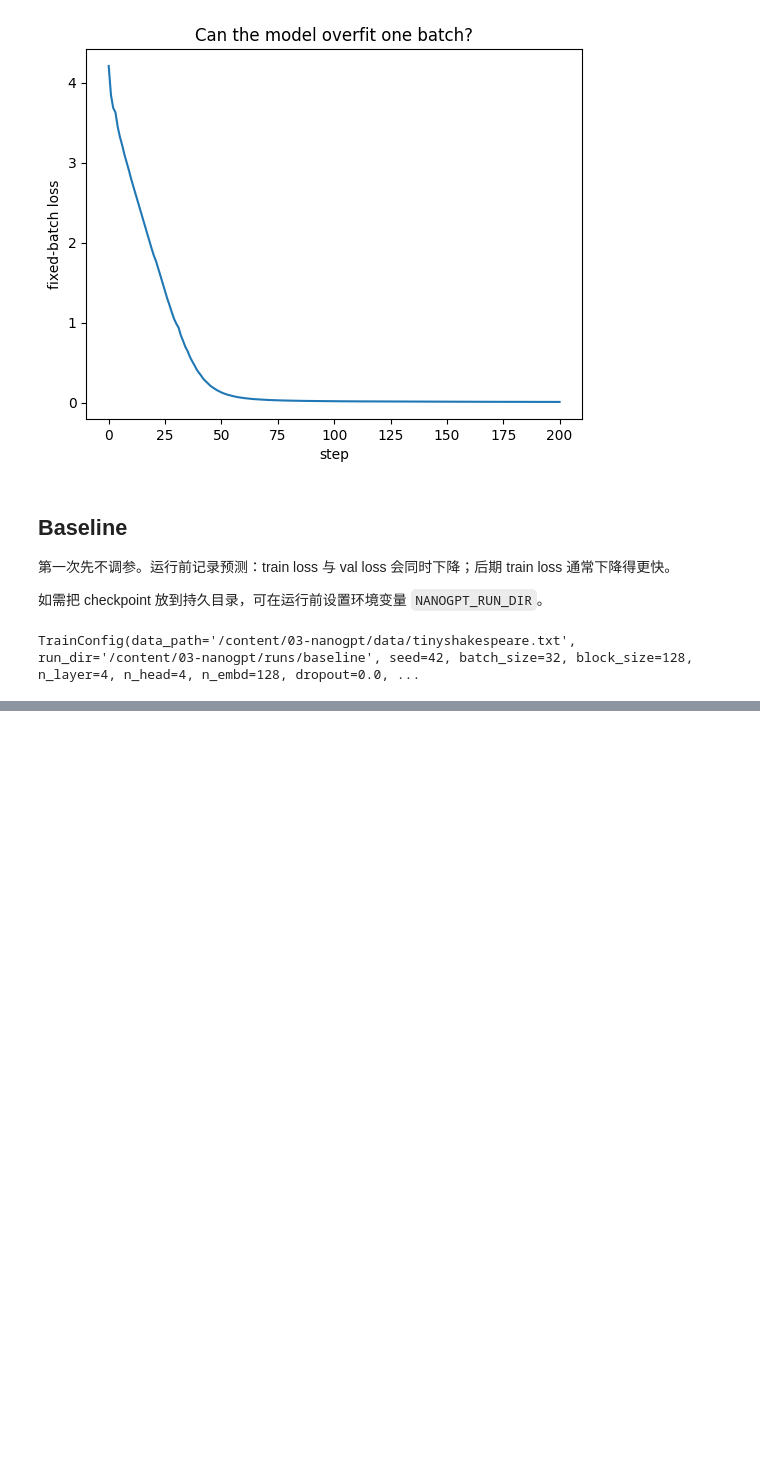
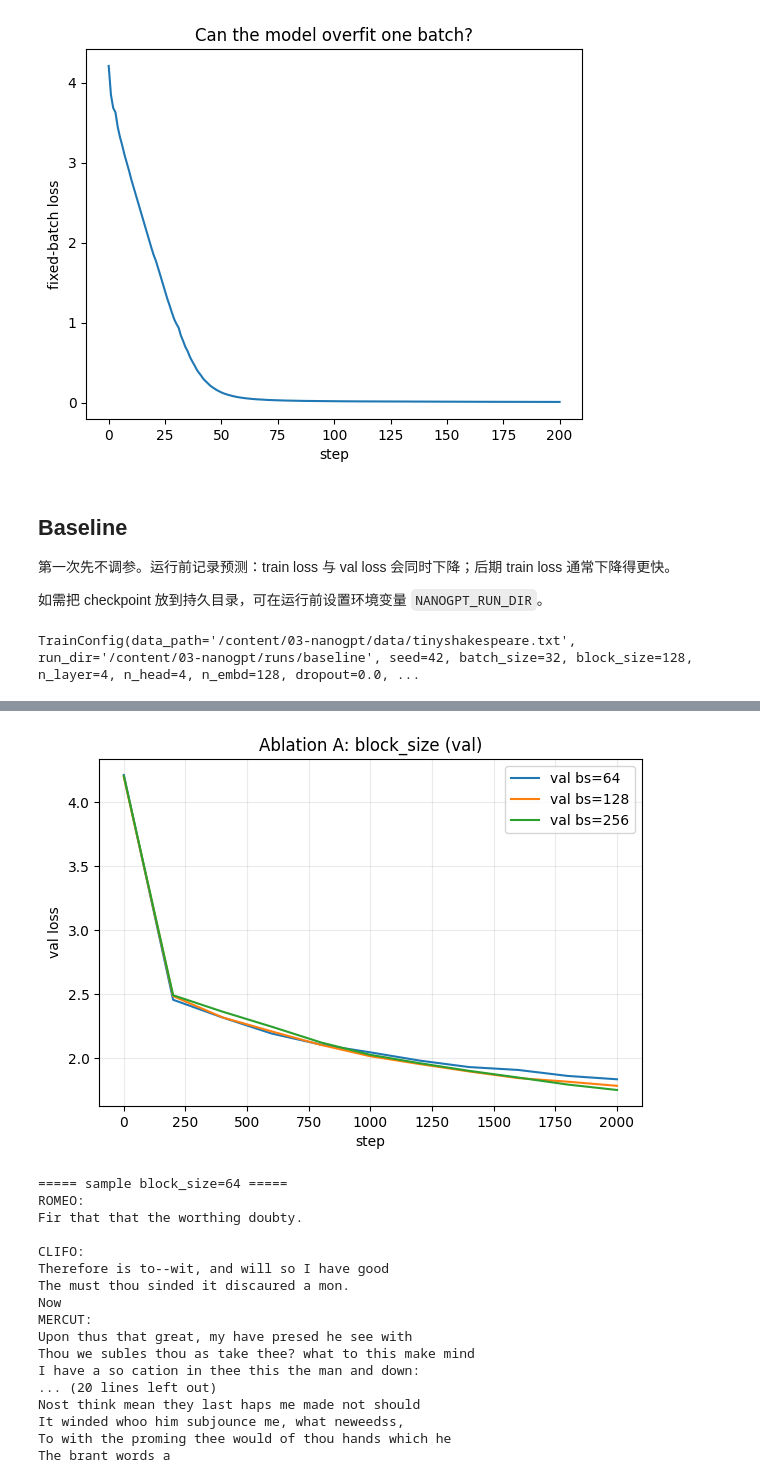
Before and after one commit to xstressr/llm-from-scratch, a Jupyter notebook: 03-nanogpt/experiments/01_tiny_shakespeare_baseline.ipynb, the cells around one changed output, grey strips where cells are left out. Cells and saved outputs as stored; diff of their text form; code cells hidden in the pictures; blank space fills up the shorter version.

```diff
--- a/03-nanogpt/experiments/01_tiny_shakespeare_baseline.ipynb
+++ b/03-nanogpt/experiments/01_tiny_shakespeare_baseline.ipynb
@@ -714,0 +819,46 @@ optimizer state entries: 52
+# %%
+# val 曲线对比
+plt.figure(figsize=(7, 4.5))
+for block_size in sorted(block_size_runs):
+    history = block_size_runs[block_size]["history"]
+    steps = [row["step"] for row in history]
+    plt.plot(steps, [row["val_loss"] for row in history], label=f"val bs={block_size}")
+plt.xlabel("step")
+plt.ylabel("val loss")
+plt.title("Ablation A: block_size (val)")
+plt.legend()
+plt.grid(True, alpha=0.25)
+plt.show()
+
+# 固定 prompt 短采样，方便肉眼比
+prompt = "ROMEO:"
+device = resolve_device(baseline_config.device)
+for block_size in sorted(block_size_runs):
+    run = block_size_runs[block_size]
+    model = run["model"]
+    tokenizer = run["data"].tokenizer
+    prompt_ids = torch.tensor([tokenizer.encode(prompt)], dtype=torch.long, device=device)
+    set_seed(42)
+    model.eval()
+    generated = model.generate(prompt_ids, 300, temperature=0.8, top_k=20)
+    print(f"\n===== sample block_size={block_size} =====")
+    print(tokenizer.decode(generated[0].tolist()))
+# %% [output]
+[figure, added]
+===== sample block_size=64 =====
+ROMEO:
+Fir that that the worthing doubty.
+
+CLIFO:
+Therefore is to--wit, and will so I have good
+The must thou sinded it discaured a mon.
+Now
+MERCUT:
+Upon thus that great, my have presed he see with
+Thou we subles thou as take thee? what to this make mind
+I have a so cation in thee this the man and down:
+... (20 lines left out)
+Nost think mean they last haps me made not should
+It winded whoo him subjounce me, what neweedss,
+To with the proming thee would of thou hands which he
+The brant words a
```
Also changed, not shown: parts of 29 cells of this notebook.
